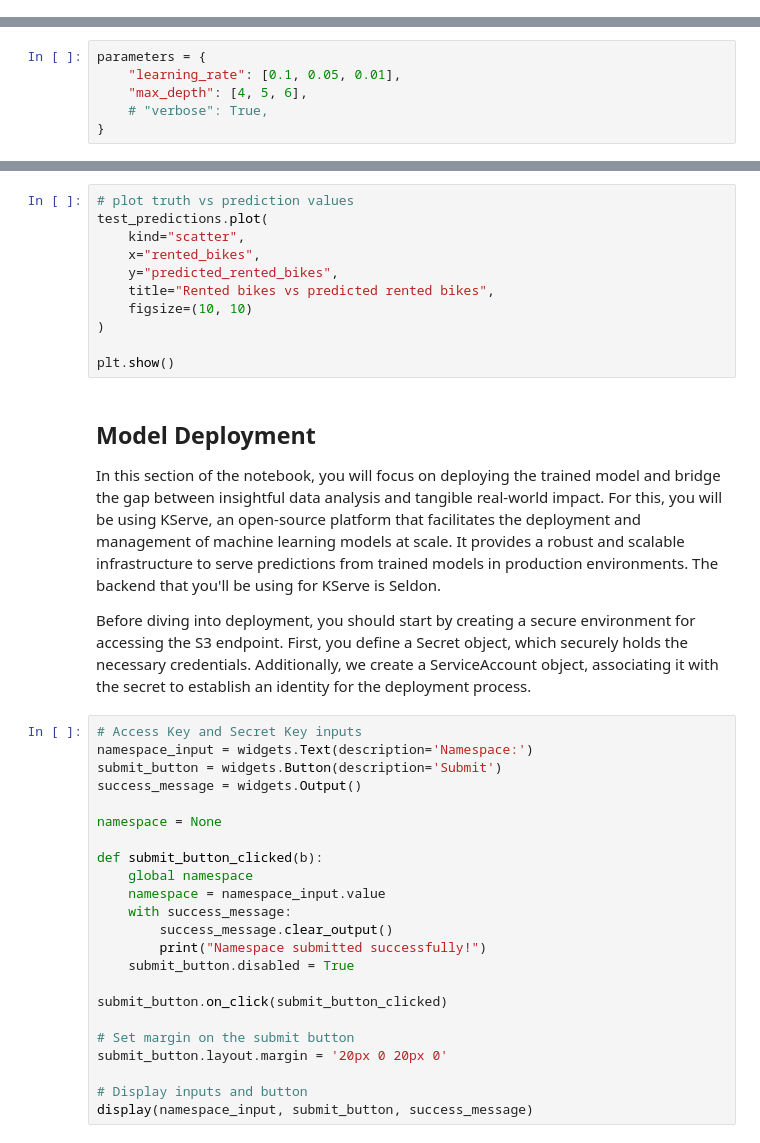
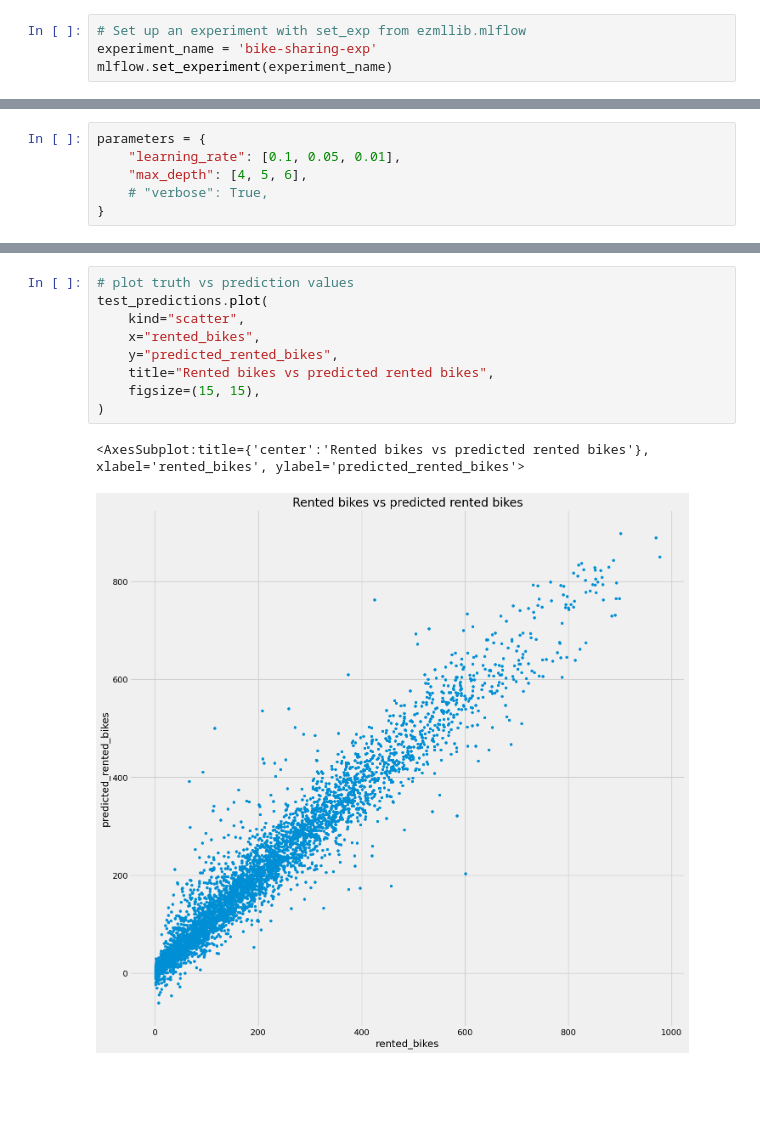
Before and after one commit to HPEEzmeral/ezua-tutorials, a Jupyter notebook: Data-Science/MLflow/bike-sharing-mlflow.ipynb, the cells around one changed output, grey strips where cells are left out. Cells and saved outputs as stored; diff of their text form; blank space fills up the shorter version.

```diff
--- a/Data-Science/MLflow/bike-sharing-mlflow.ipynb
+++ b/Data-Science/MLflow/bike-sharing-mlflow.ipynb
@@ -24,0 +19,4 @@ The subsequent code cells are dedicated to importing the requisite dependencies
+# %%
+# Set up an experiment with set_exp from ezmllib.mlflow
+experiment_name = 'bike-sharing-exp'
+mlflow.set_experiment(experiment_name)
@@ -594,45 +472,12 @@ test_predictions.head()
 # %%
 # plot truth vs prediction values
 test_predictions.plot(
     kind="scatter",
     x="rented_bikes",
     y="predicted_rented_bikes",
     title="Rented bikes vs predicted rented bikes",
-    figsize=(10, 10)
+    figsize=(15, 15),
 )
-
-plt.show()
+# %% [output]
+<AxesSubplot:title={'center':'Rented bikes vs predicted rented bikes'}, xlabel='rented_bikes', ylabel='predicted_rented_bikes'>
+[figure, added]
-# %% [markdown]
-## Model Deployment
-
-In this section of the notebook, you will focus on deploying the trained model
-and bridge the gap between insightful data analysis and tangible real-world impact.
-For this, you will be using KServe, an open-source platform that facilitates the deployment
-and management of machine learning models at scale. It provides a robust and scalable
-infrastructure to serve predictions from trained models in production environments. The
-backend that you'll be using for KServe is Seldon.
-
-Before diving into deployment, you should start by creating a secure environment for accessing the S3 endpoint. First, you define a Secret object, which securely holds the necessary credentials. Additionally, we create a ServiceAccount object, associating it with the secret to establish an identity for the deployment process.
-# %%
-# Access Key and Secret Key inputs
-namespace_input = widgets.Text(description='Namespace:')
-submit_button = widgets.Button(description='Submit')
-success_message = widgets.Output()
-
-namespace = None
-
-def submit_button_clicked(b):
-    global namespace
-    namespace = namespace_input.value
-    with success_message:
-        success_message.clear_output()
-        print("Namespace submitted successfully!")
-    submit_button.disabled = True
-
-submit_button.on_click(submit_button_clicked)
-
-# Set margin on the submit button
-submit_button.layout.margin = '20px 0 20px 0'
-
-# Display inputs and button
-display(namespace_input, submit_button, success_message)
```
Also changed, not shown: parts of 73 cells of this notebook, 1 other file.
